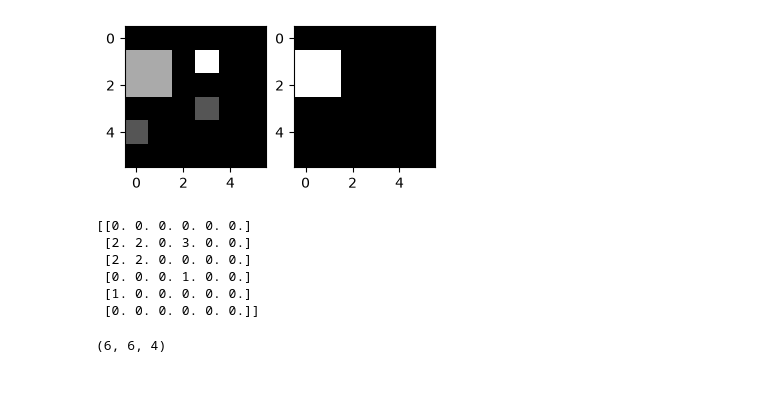
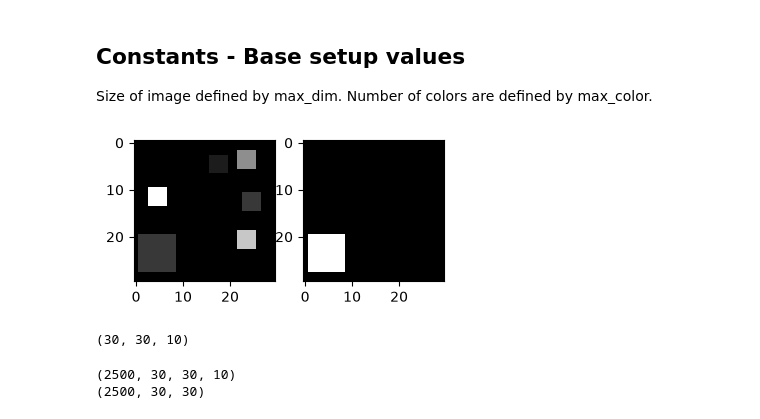
Before and after one commit to BryonHance/arc1_objectness, a Jupyter notebook: src/arc1_objectness/arc1_training_examples.ipynb, the cells around one changed output. Drawn from its saved outputs; the diff is of its cells as text; code cells hidden in the pictures; blank space fills up the shorter version.

Commit message:
Improved training examples, first saved model

```diff
--- a/src/arc1_objectness/arc1_training_examples.ipynb
+++ b/src/arc1_objectness/arc1_training_examples.ipynb
@@ -13 +8,10 @@ max_color = 3
+# %% [markdown]
+## Constants - Base setup values
+Size of image defined by max_dim.  Number of colors are defined by max_color.
+# %%
+max_dim = 30
+max_color = 9
+os.environ["MAX_DIM"] = str(max_dim)
+os.environ["MAX_COLOR"] = str(max_color)
+np.random.seed(230928)
 # %%
@@ -79,20 +82,11 @@ def generate_images(random_background, number_boxes, box_size, space):
 # %%
-a, b = generate_images(False, 4, 2, 1)
+a, b = generate_images(False, 6, 8, 1)
 figure = plt.figure(figsize=(4,2))
 col, row = 2, 1
 figure.add_subplot(row, col, 1)
 plt.imshow(a,cmap='gray')
 figure.add_subplot(row, col, 2)
 plt.imshow(b,cmap='gray')
-figure.show()
+plt.show()
 # %% [output]
-[figure, old version]
+[figure, new version]
-# %%
-print(a)
-# %% [output]
-[[0. 0. 0. 0. 0. 0.]
- [2. 2. 0. 3. 0. 0.]
- [2. 2. 0. 0. 0. 0.]
- [0. 0. 0. 1. 0. 0.]
- [1. 0. 0. 0. 0. 0.]
- [0. 0. 0. 0. 0. 0.]]
@@ -107,4 +123,4 @@ def expand(array):
 c = expand(a)
 print(c.shape)
 # %% [output]
-(6, 6, 4)
+(30, 30, 10)
@@ -110,0 +134,38 @@ print(c.shape)
+# %%
+def build_training():
+    train_in_list, train_out_list = list(), list()
+    train_in_list, train_out_list = one_hundred(train_in_list, train_out_list, True, 8, 2, 2)
+    train_in_list, train_out_list = one_hundred(train_in_list, train_out_list, True, 15, 2, 1)
+    train_in_list, train_out_list = one_hundred(train_in_list, train_out_list, True, 7, 3, 2)
+    train_in_list, train_out_list = one_hundred(train_in_list, train_out_list, True, 12, 3, 1)
+    train_in_list, train_out_list = one_hundred(train_in_list, train_out_list, True, 10, 4, 1)
+    train_in_list, train_out_list = one_hundred(train_in_list, train_out_list, True, 15, 4, 1)
+    train_in_list, train_out_list = one_hundred(train_in_list, train_out_list, True, 5, 5, 2)
+    train_in_list, train_out_list = one_hundred(train_in_list, train_out_list, True, 11, 5, 1)
+    train_in_list, train_out_list = one_hundred(train_in_list, train_out_list, True, 5, 6, 2)
+    train_in_list, train_out_list = one_hundred(train_in_list, train_out_list, True, 10, 6, 0)
+    train_in_list, train_out_list = one_hundred(train_in_list, train_out_list, True, 15, 6, 1)
+    train_in_list, train_out_list = one_hundred(train_in_list, train_out_list, True, 5, 7, 2)
+    train_in_list, train_out_list = one_hundred(train_in_list, train_out_list, True, 15, 7, 1)
+    train_in_list, train_out_list = one_hundred(train_in_list, train_out_list, True, 5, 8, 2)
+    train_in_list, train_out_list = one_hundred(train_in_list, train_out_list, True, 15, 8, 1)
+    train_in_list, train_out_list = one_hundred(train_in_list, train_out_list, True, 5, 9, 2)
+    train_in_list, train_out_list = one_hundred(train_in_list, train_out_list, True, 15, 9, 1)
+    train_in_list, train_out_list = one_hundred(train_in_list, train_out_list, True, 5, 11, 2)
+    train_in_list, train_out_list = one_hundred(train_in_list, train_out_list, True, 15, 11, 1)
+    train_in_list, train_out_list = one_hundred(train_in_list, train_out_list, True, 15, 11, 0)
+    train_in_list, train_out_list = one_hundred(train_in_list, train_out_list, True, 11, 12, 1)
+    train_in_list, train_out_list = one_hundred(train_in_list, train_out_list, True, 9, 13, 1)
+    train_in_list, train_out_list = one_hundred(train_in_list, train_out_list, True, 8, 14, 1)
+    train_in_list, train_out_list = one_hundred(train_in_list, train_out_list, True, 5, 15, 2)
+    train_in_list, train_out_list = one_hundred(train_in_list, train_out_list, True, 15, 16, 1)
+    return train_in_list, train_out_list
+
+train_in_list, train_out_list = build_training()
+train_in = np.array(train_in_list)
+train_out = np.array(train_out_list)
+print(train_in.shape)
+print(train_out.shape)
+# %% [output]
+(2500, 30, 30, 10)
+(2500, 30, 30)
```
Also changed, not shown: parts of 18 cells of this notebook, 2 other files.
